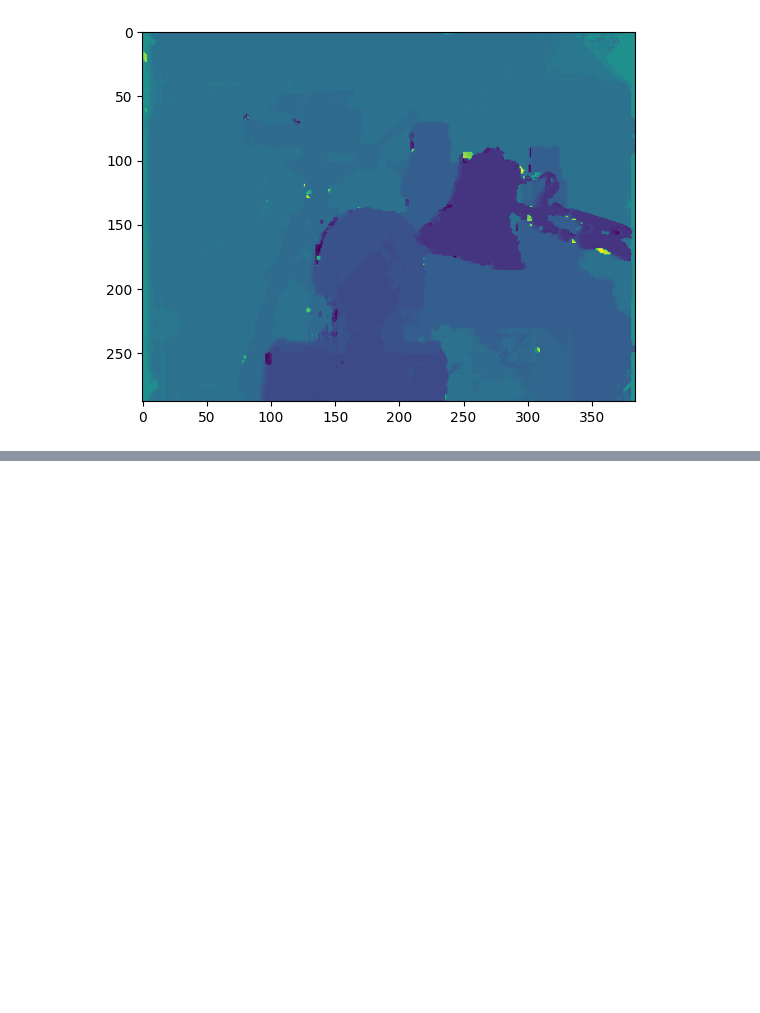
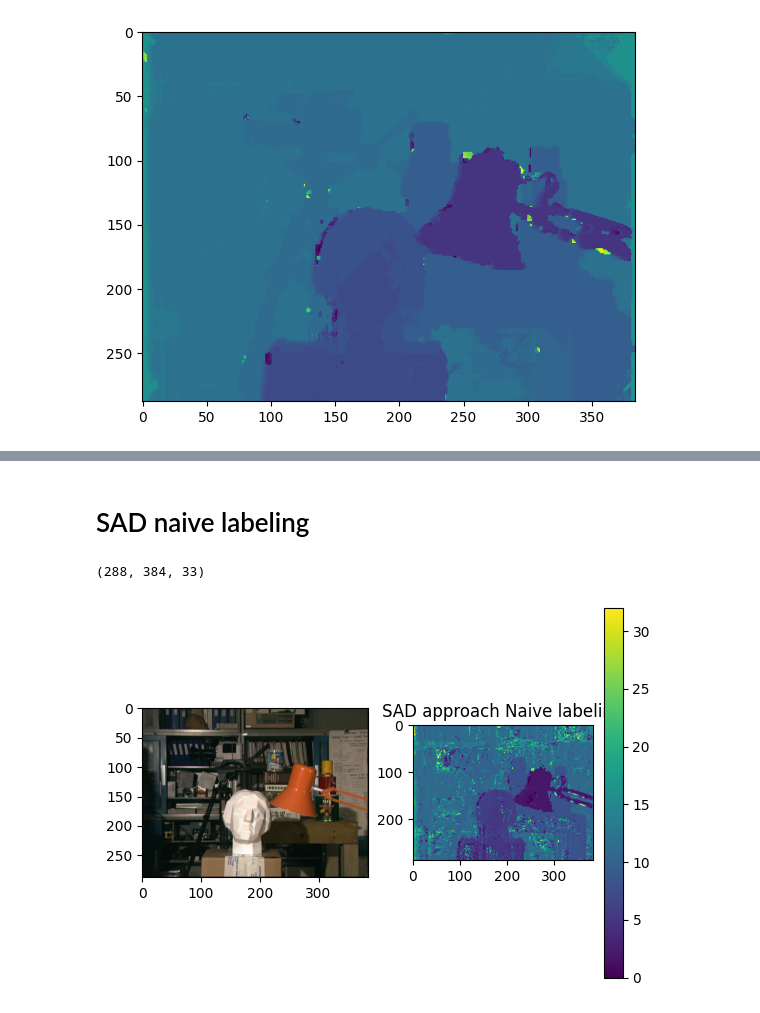
Before and after one commit to nadavo11/computer_vision_stereo_matching, a Jupyter notebook: tsst.ipynb, the cells around one changed output, grey strips where cells are left out. Drawn from its saved outputs; the diff is of its cells as text; code cells hidden in the pictures; blank space fills up the shorter version.

```diff
--- a/tsst.ipynb
+++ b/tsst.ipynb
@@ -388,0 +407,24 @@ plt.imshow(sgm)
+# %% [markdown]
+# SAD naive labeling
+# %%
+#our_labling = solution.naive_labeling(our_ssdd)
+
+
+our_labling = np.argsort(our_ssdd, axis=-1)[:, :, :1]
+our_labling = np.mean(our_labling, axis=-1)
+print(our_ssdd.shape)
+
+def plot_depth_map(depth_map, title):
+    # plot the left image and the estimated depth
+    fig = plt.figure()
+    plt.subplot(1, 2, 1)
+    plt.imshow(img_left)
+    plt.subplot(1, 2, 2)
+    plt.imshow(depth_map)
+    plt.colorbar()
+    plt.title(title)
+
+plot_depth_map(our_labling, 'SAD approach Naive labeling')
+# %% [output]
+(288, 384, 33)
+[figure, added]
```
Also changed, not shown: parts of 13 cells of this notebook, 5 other files.
